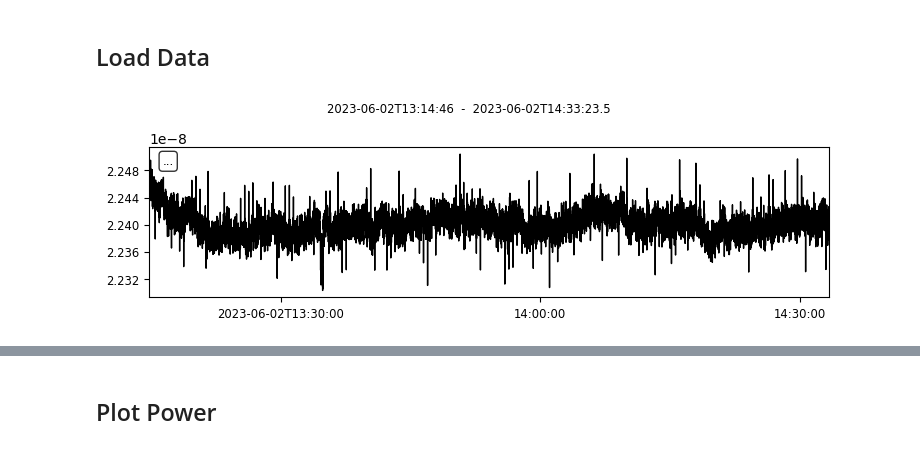
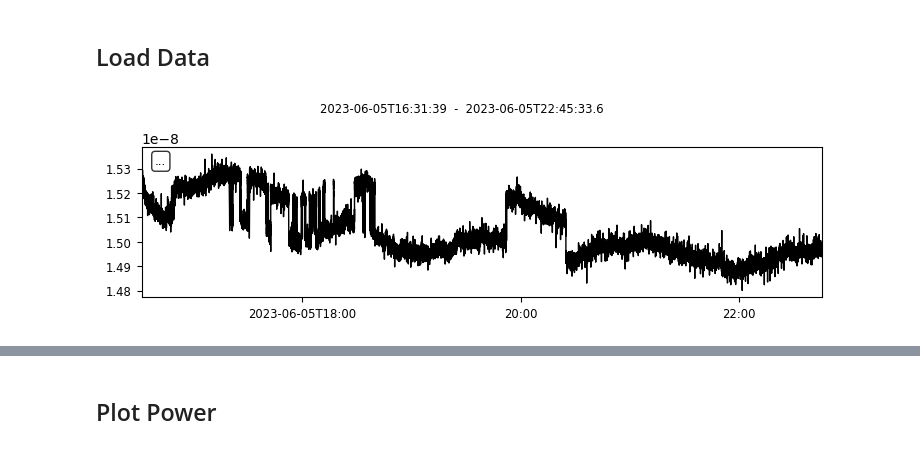
Before and after one commit to andbrocode/notebooks2, a Jupyter notebook: SagnacFrequency/SagnacFrequency_BeamPower.ipynb, the cells around one changed output, grey strips where cells are left out. Cells and saved outputs as stored; diff of their text form; code cells hidden in the pictures.

```diff
--- a/SagnacFrequency/SagnacFrequency_BeamPower.ipynb
+++ b/SagnacFrequency/SagnacFrequency_BeamPower.ipynb
@@ -27,10 +27,15 @@ config = {}
 config['seed'] = "BW.DROMY..FJZ"
 
 # config['filename'] = "FJZ_powermeter_2"
-config['filename'] = "FJZ_powermeter_20230602"
+# config['filename'] = "FJZ_powermeter_20230602"
 
-config['tbeg'] = UTCDateTime("2023-06-02 13:00")
-config['tend'] = UTCDateTime("2023-06-02 14:30")
+## new test with good RZ sagnac contrast
+# config['filename'] = "FJZ_powermeter_20230602"
+config['filename'] = "FJZ_powermeter_20230605"
+
+
+config['tbeg'] = UTCDateTime("2023-06-05 12:00")
+config['tend'] = UTCDateTime("2023-06-05 23:30")
 
 config['datapath'] = data_path+"sagnac_frequency/beampower/"
 config['data_sagnac'] = data_path+"sagnac_frequency/autodata/"
@@ -92,11 +95,11 @@ def __load_data(config):
 # %%
 config['seed'] = "BW.DROMY..FJZ"
 fjz = __load_data(config)
 
-power = read(config['datapath']+config['filename']+".mseed")
+power = read(config['datapath']+config['filename']+"_2.mseed")
 power.plot();
 # %% [output]
-[figure, old version]
+[figure, new version]
 # %%
 from andbro__utc_to_mjd import __utc_to_mjd
 
```
Also changed, not shown: parts of 9 cells of this notebook, 10 other files.
